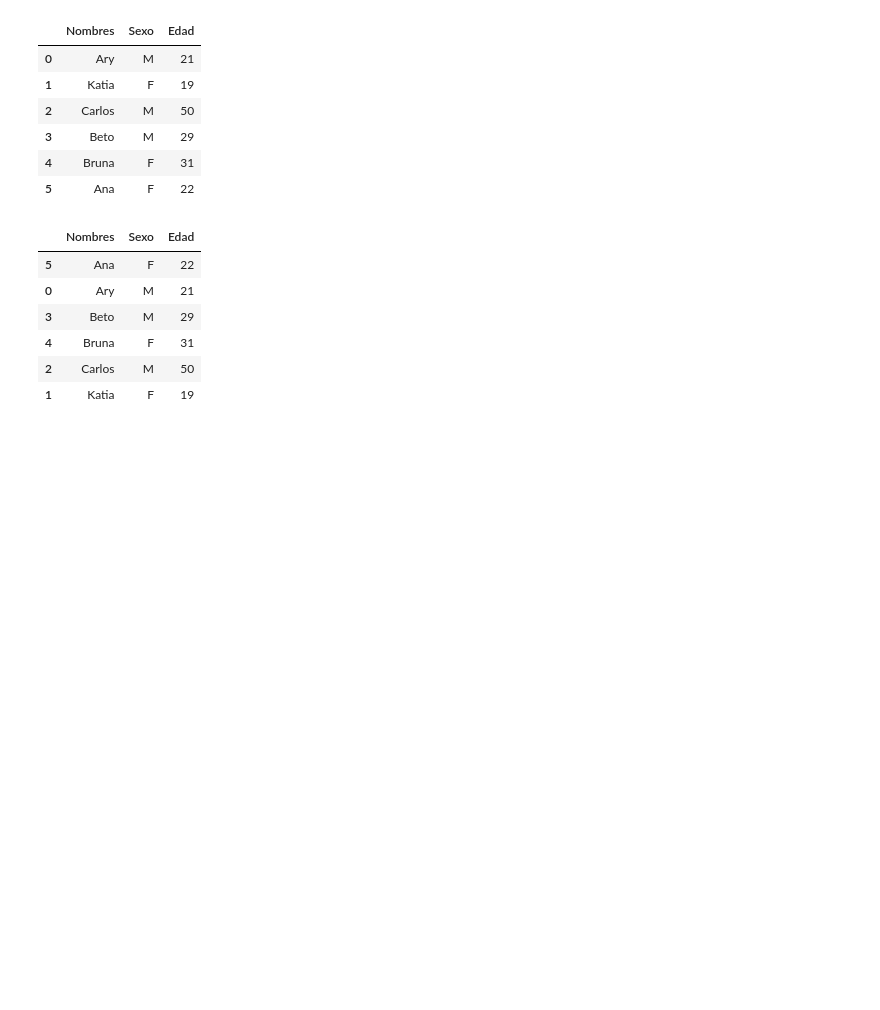
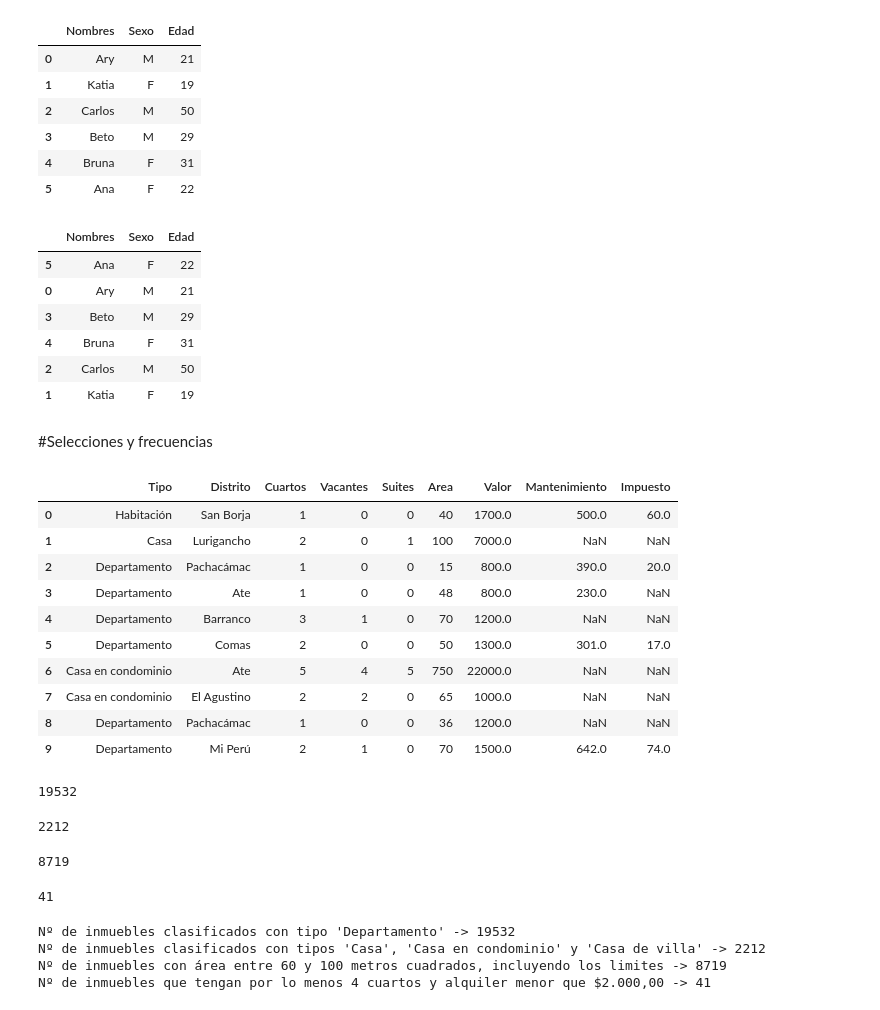
Before and after one commit to Tushima437/python, a Jupyter notebook: Python_Pandas_Tratamiento_y_análisis_de_datos.ipynb, the cells around one changed output. Cells and saved outputs as stored; diff of their text form; code cells hidden in the pictures; blank space fills up the shorter version.

```diff
--- a/Python_Pandas_Tratamiento_y_análisis_de_datos.ipynb
+++ b/Python_Pandas_Tratamiento_y_análisis_de_datos.ipynb
@@ -999,3 +999,5 @@ df_A
 df_B = df_A.sort_values(by = ['Nombres', 'Sexo'], inplace = True)
 df_B
 #no lo crea, modifica df_A
+# %% [markdown]
+#Selecciones y frecuencias
@@ -1001,0 +1006,54 @@ df_B
+# %%
+datos = pd.read_csv('alquiler_residencial.csv', sep= ';')
+datos.head(10)
+# %% [output]
+|  | Tipo | Distrito | Cuartos | Vacantes | Suites | Area | Valor | Mantenimiento | Impuesto |
+| 0 | Habitación | San Borja | 1 | 0 | 0 | 40 | 1700.0 | 500.0 | 60.0 |
+| 1 | Casa | Lurigancho | 2 | 0 | 1 | 100 | 7000.0 | NaN | NaN |
+| 2 | Departamento | Pachacámac | 1 | 0 | 0 | 15 | 800.0 | 390.0 | 20.0 |
+| 3 | Departamento | Ate | 1 | 0 | 0 | 48 | 800.0 | 230.0 | NaN |
+| 4 | Departamento | Barranco | 3 | 1 | 0 | 70 | 1200.0 | NaN | NaN |
+| 5 | Departamento | Comas | 2 | 0 | 0 | 50 | 1300.0 | 301.0 | 17.0 |
+| 6 | Casa en condominio | Ate | 5 | 4 | 5 | 750 | 22000.0 | NaN | NaN |
+| 7 | Casa en condominio | El Agustino | 2 | 2 | 0 | 65 | 1000.0 | NaN | NaN |
+| 8 | Departamento | Pachacámac | 1 | 0 | 0 | 36 | 1200.0 | NaN | NaN |
+| 9 | Departamento | Mi Perú | 2 | 1 | 0 | 70 | 1500.0 | 642.0 | 74.0 |
+# %%
+# Seleccione solamente los inmuebles clasificados con tipo 'Departamento'
+seleccion = datos['Tipo'] == 'Departamento'
+n1 = datos[seleccion].shape[0]
+n1
+# %% [output]
+19532
+# %%
+# Seleccione los inmuebles clasificados con tipos 'Casa', 'Casa en condominio' y 'Casa de villa'
+seleccion = (datos['Tipo'] == 'Casa') | (datos['Tipo'] == 'Casa en condominio') | (datos['Tipo'] == 'Casa de villa')
+n2 = datos[seleccion].shape[0]
+n2
+# %% [output]
+2212
+# %%
+# Seleccione los inmuebles con área entre 60 y 100 metros cuadrados, incluyendo los limites
+# 60 <= Area <= 100
+seleccion = (datos['Area'] >= 60) & (datos['Area'] <= 100)
+n3 = datos[seleccion].shape[0]
+n3
+# %% [output]
+8719
+# %%
+# Seleccione los inmuebles que tengan por lo menos 4 cuartos y alquiler menor que $2.000,00
+seleccion = (datos['Cuartos'] >= 4) & (datos['Valor'] < 2000)
+n4 = datos[seleccion].shape[0]
+n4
+# %% [output]
+41
+# %%
+print("Nº de inmuebles clasificados con tipo 'Departamento' -> {}".format(n1))
+print("Nº de inmuebles clasificados con tipos 'Casa', 'Casa en condominio' y 'Casa de villa' -> {}".format(n2))
+print("Nº de inmuebles con área entre 60 y 100 metros cuadrados, incluyendo los limites -> {}".format(n3))
+print("Nº de inmuebles que tengan por lo menos 4 cuartos y alquiler menor que $2.000,00 -> {}".format(n4))
+# %% [output]
+Nº de inmuebles clasificados con tipo 'Departamento' -> 19532
+Nº de inmuebles clasificados con tipos 'Casa', 'Casa en condominio' y 'Casa de villa' -> 2212
+Nº de inmuebles con área entre 60 y 100 metros cuadrados, incluyendo los limites -> 8719
+Nº de inmuebles que tengan por lo menos 4 cuartos y alquiler menor que $2.000,00 -> 41
```
Also changed, not shown: parts of 33 cells of this notebook.
